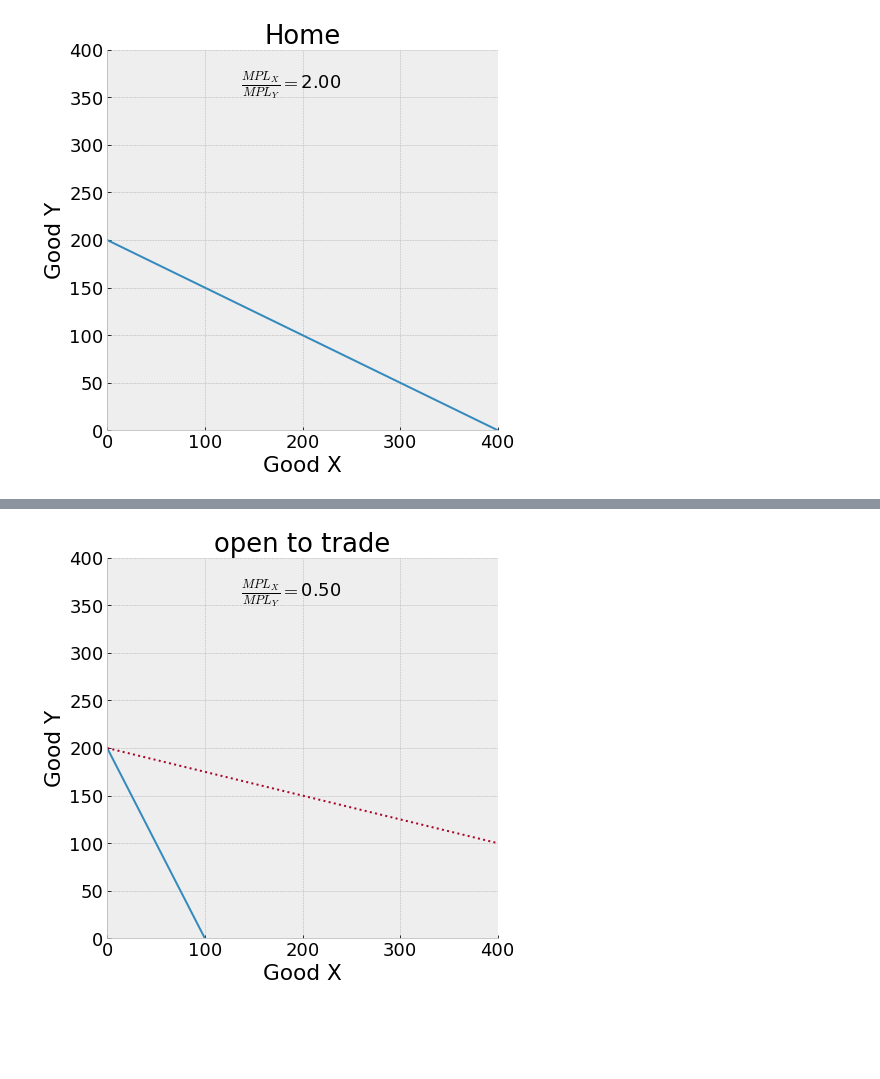
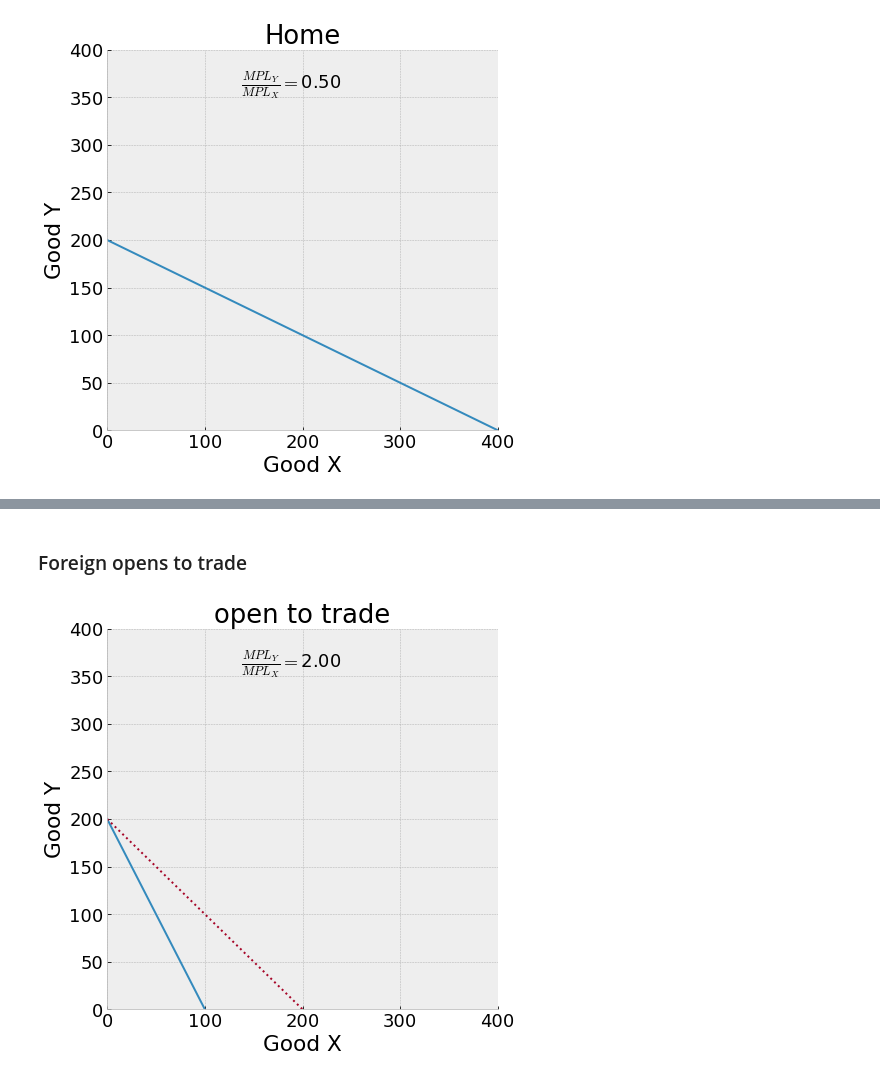
Before and after one commit to jhconning/Eco340_old, a Jupyter notebook: pages/Ricardian_Trade.ipynb, the cells around one changed output, grey strips where cells are left out. Cells and saved outputs as stored; diff of their text form; code cells hidden in the pictures; blank space fills up the shorter version.

```diff
--- a/pages/Ricardian_Trade.ipynb
+++ b/pages/Ricardian_Trade.ipynb
@@ -94,7 +174,7 @@ def ppf(mplx, mply, lbar, show = True, title='Home'):
     plt.axis([0,XMAX,0,YMAX])
     plt.xlabel(NAMEX), plt.ylabel(NAMEY), plt.title(title)
     plt.text(0.3*XMAX, 0.9*YMAX,
-             r'   $\frac{MPL_X}{MPL_Y}=$'+'{:3.2f}'.format(mplx/mply))
+             r'   $\frac{MPL_Y}{MPL_X}=$'+'{:3.2f}'.format(mply/mplx))
     if show: #use False for subplots
         plt.show();
 # %%
@@ -123,7 +209,7 @@ plt.ylabel('');
 # %%
 def homeopen(pw, mplx, mply, lbar, show=True, title='Home'):
     ppf(mplx, mply, lbar, show=False, title=title)
-    if pw<(mplx/mply):
+    if pw>(mplx/mply):
         plt.plot(QX, lbar*mply -pw*QX, ':')
     else:
         plt.plot(QX, lbar*mplx*pw -pw*QX, ':')
@@ -130,5 +243,7 @@ def homeopen(pw, mplx, mply, lbar, show=True, title='Home'):
+# %% [markdown]
+### Foreign opens to trade
 # %%
-homeopen(pw=1/4, mplx=1,mply=2,lbar=100, title='open to trade')
+homeopen(pw=1, mplx=1,mply=2,lbar=100, title='open to trade')
 plt.show()
 # %% [output]
-[figure, old version]
+[figure, new version]
```
Also changed, not shown: parts of 43 cells of this notebook, 2 other files.
